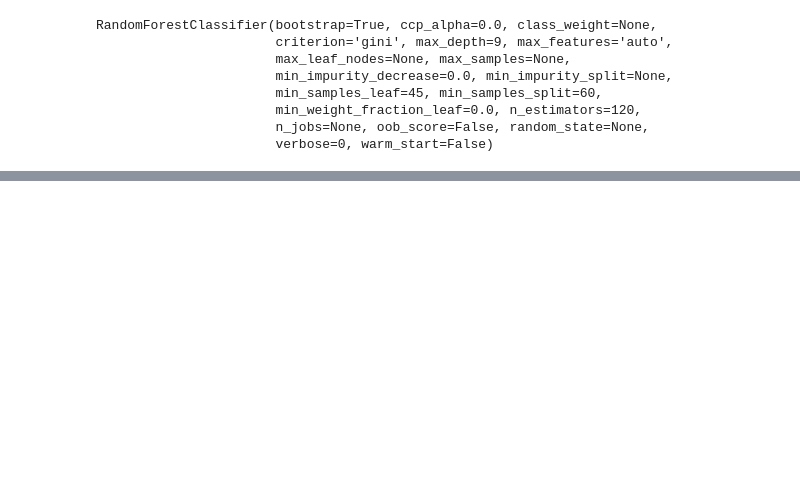
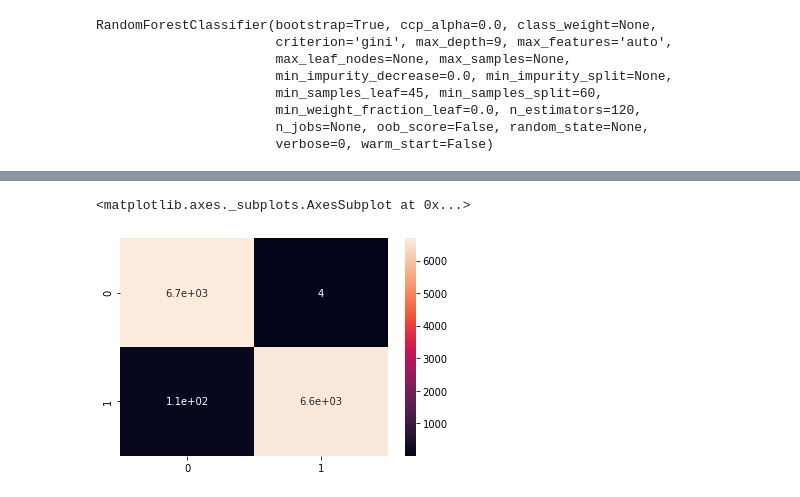
Before and after one commit to mishraraaj/Loan-Default-Prediction, a Jupyter notebook: raj_mishra_Team_2_Capstone_Project_2_Loan_Default_Prediction_.ipynb, the cells around one changed output, grey strips where cells are left out. Saved outputs shown, nothing was run; the diff lists cells and outputs as text; code cells hidden in the pictures; blank space fills up the shorter version.

```diff
--- a/raj_mishra_Team_2_Capstone_Project_2_Loan_Default_Prediction_.ipynb
+++ b/raj_mishra_Team_2_Capstone_Project_2_Loan_Default_Prediction_.ipynb
@@ -695,0 +752,15 @@ Tese Are the 20 Most Important Features
+# %%
+from imblearn.over_sampling import SMOTE
+
+smote = SMOTE()
+
+# fit predictor and target variable
+x_smote, y_smote = smote.fit_resample(df.drop('loan_status',axis=1), df['loan_status'])
+# %%
+# Splitting the dataset into the Training set and Test set
+x_train, x_test, y_train, y_test = train_test_split(x_smote, y_smote, test_size = 0.2, random_state = 3)
+# %%
+rf=RandomForestClassifier()
+
+rf = RandomForestClassifier( bootstrap= True,max_depth= 9,min_samples_leaf= 45,min_samples_split= 60,n_estimators= 120)
+rf.fit(x_train, y_train)
@@ -695,0 +776,4 @@ Tese Are the 20 Most Important Features
+# %%
+# make predictions for test data
+y_pred = rf.predict(x_test)
+print(classification_report(y_test,y_pred))
@@ -695,0 +789,6 @@ Tese Are the 20 Most Important Features
+# %%
+train_cm = confusion_matrix(y_test,y_pred)
+sns.heatmap(train_cm,annot=True)
+# %% [output]
+<matplotlib.axes._subplots.AxesSubplot at 0x...>
+[figure, added]
```
Also changed, not shown: parts of 40 cells of this notebook.
